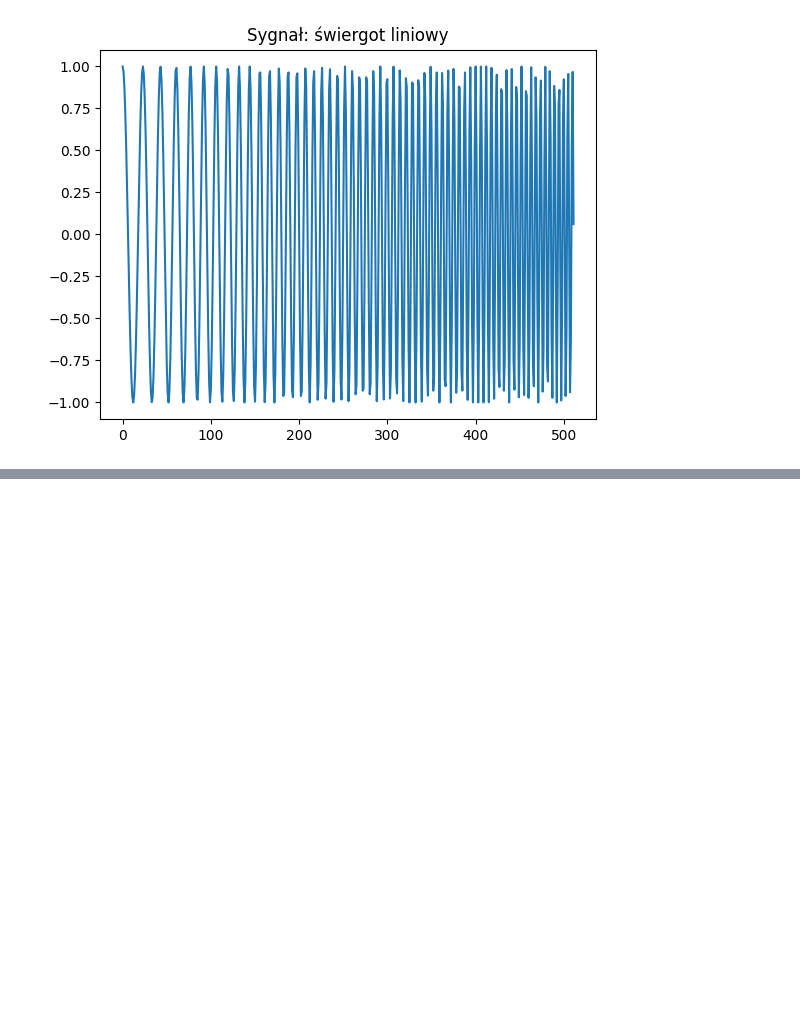
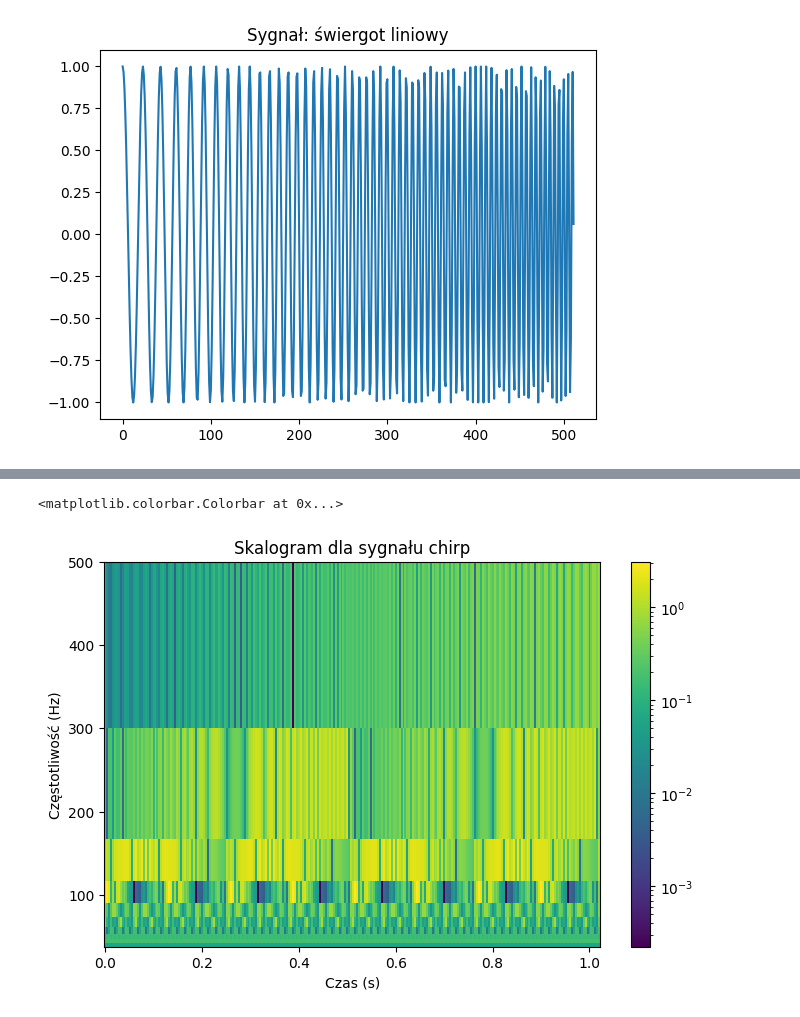
Before and after one commit to Caitlin506/SATFD, a Jupyter notebook: satfd5.ipynb, the cells around one changed output, grey strips where cells are left out. Saved outputs shown, nothing was run; the diff lists cells and outputs as text; code cells hidden in the pictures; blank space fills up the shorter version.

```diff
--- a/satfd5.ipynb
+++ b/satfd5.ipynb
@@ -64,0 +96,11 @@ Text(0.5, 1.0, 'Sygnał: świergot liniowy')
+# %%
+#skalogram
+plt.figure(figsize=(8,5))
+plt.pcolormesh(tn[::2], central_f, abs(coef_stack), shading='auto',norm=colors.LogNorm())
+plt.xlabel('Czas (s)')
+plt.ylabel('Częstotliwość (Hz)')
+plt.title("Skalogram dla sygnału chirp")
+plt.colorbar()
+# %% [output]
+<matplotlib.colorbar.Colorbar at 0x...>
+[figure, added]
```
Also changed, not shown: parts of 13 cells of this notebook.
